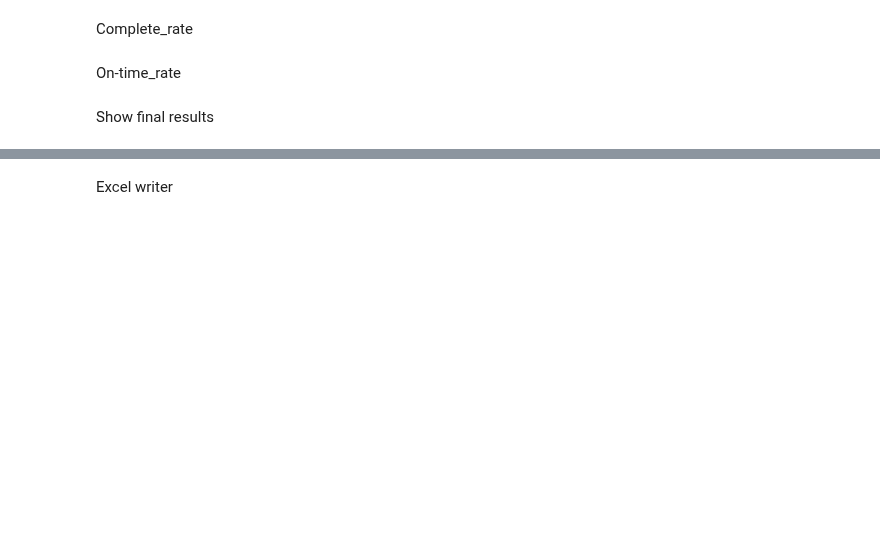
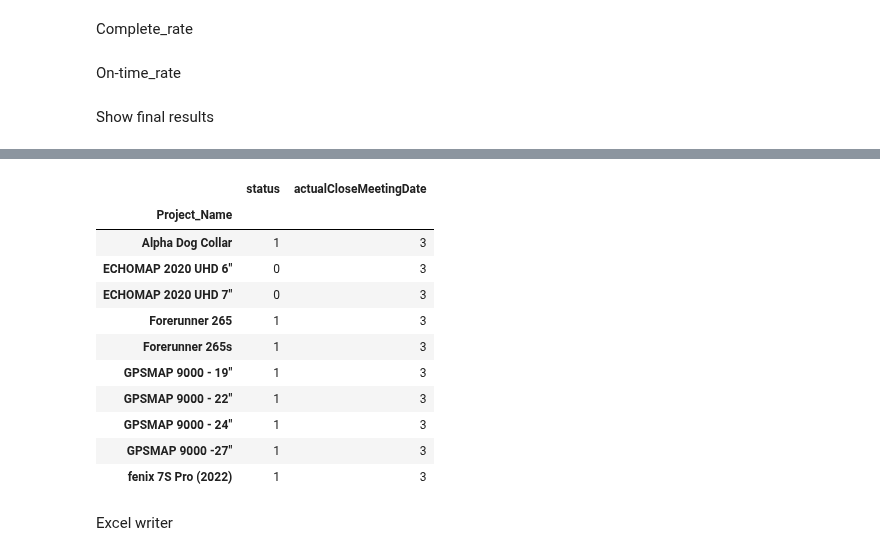
Before and after one commit to CPWRF/Projects, a Jupyter notebook: GMLASummary/For Jessica/cklist_confirm.ipynb, the cells around one changed output, grey strips where cells are left out. Cells and saved outputs as stored; diff of their text form; code cells hidden in the pictures; blank space fills up the shorter version.

```diff
--- a/GMLASummary/For Jessica/cklist_confirm.ipynb
+++ b/GMLASummary/For Jessica/cklist_confirm.ipynb
@@ -299,3 +301,20 @@ overall_show.on_time = overall_show.on_time.map({1:'Y',0:'N'})
+# %%
+debug = overall.groupby(['Project_Name']).agg({'status':'sum','actualCloseMeetingDate':'count'})
+# %%
+debug[debug.actualCloseMeetingDate>debug.status+1]
+# %% [output]
+|  | status | actualCloseMeetingDate |
+| Project_Name |  |  |
+| Alpha Dog Collar | 1 | 3 |
+| ECHOMAP 2020 UHD 6" | 0 | 3 |
+| ECHOMAP 2020 UHD 7" | 0 | 3 |
+| Forerunner 265 | 1 | 3 |
+| Forerunner 265s | 1 | 3 |
+| GPSMAP 9000 - 19" | 1 | 3 |
+| GPSMAP 9000 - 22" | 1 | 3 |
+| GPSMAP 9000 - 24" | 1 | 3 |
+| GPSMAP 9000 -27" | 1 | 3 |
+| fenix 7S Pro (2022) | 1 | 3 |
 # %% [markdown]
 Excel writer
 # %%
```
Also changed, not shown: parts of 5 cells of this notebook, 27 other files.
